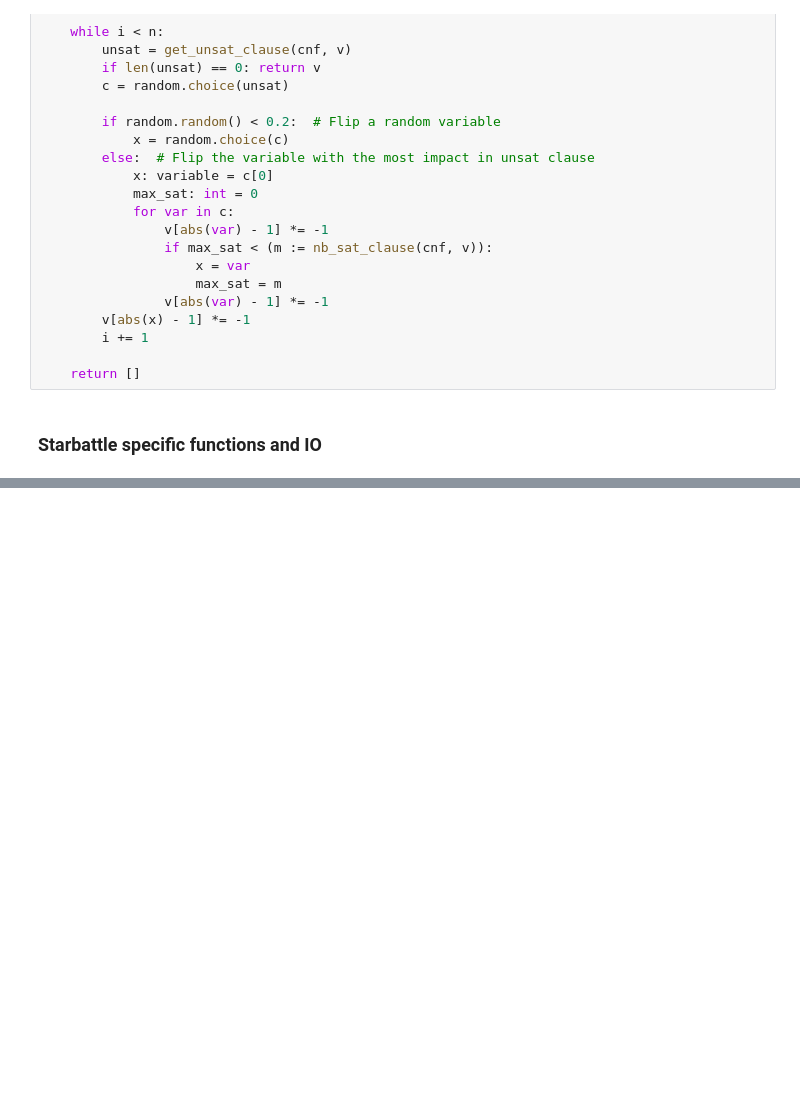
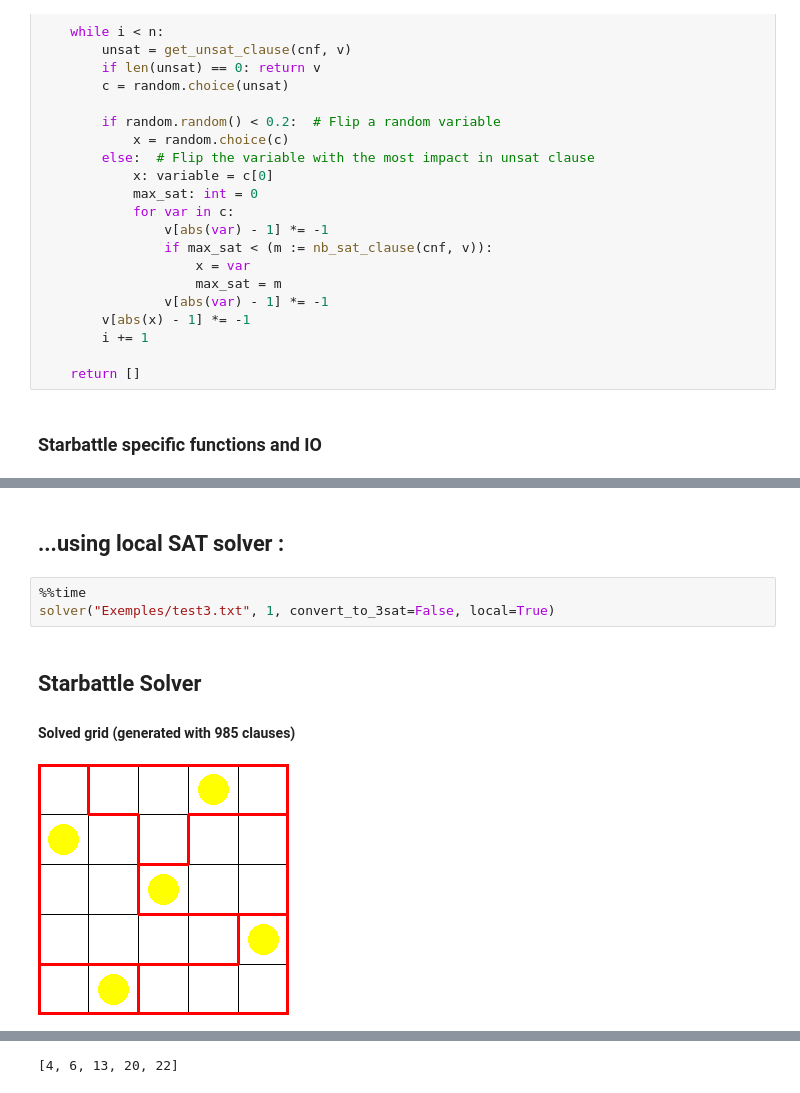
Before and after one commit to tristansaminadayar/projet_inf432, a Jupyter notebook: Starbattle.ipynb, the cells around one changed output, grey strips where cells are left out. Cells and saved outputs as stored; diff of their text form; blank space fills up the shorter version.

```diff
--- a/Starbattle.ipynb
+++ b/Starbattle.ipynb
@@ -492,0 +601,9 @@ Wall time: 11.2 s
+# %% [markdown]
+## ...using local SAT solver :
+# %%
+%%time
+solver("Exemples/test3.txt", 1, convert_to_3sat=False, local=True)
+# %% [output]
+## Starbattle Solver
+#### Solved grid (generated with 985 clauses)
+[figure, added]
@@ -492,0 +612 @@ Wall time: 11.2 s
+[4, 6, 13, 20, 22]
```
Also changed, not shown: parts of 25 cells of this notebook, 7 other files.
